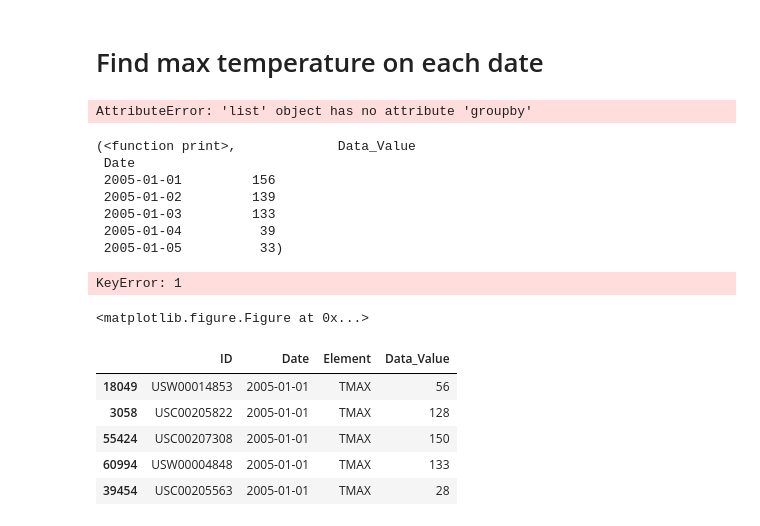
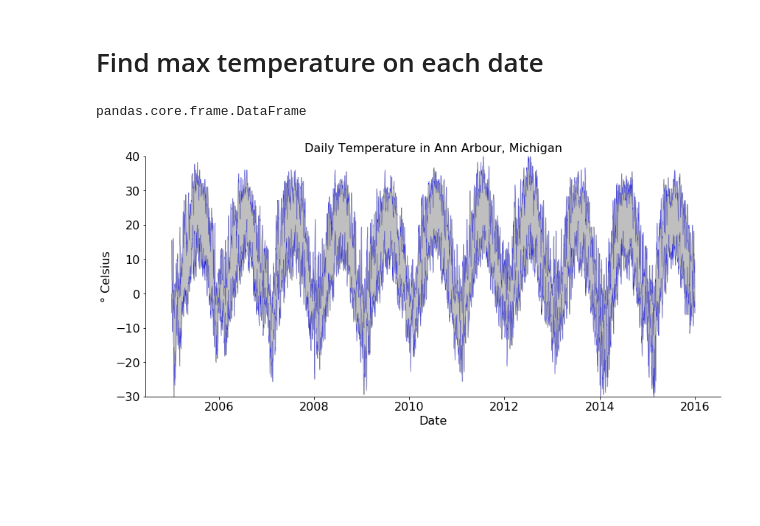
Before and after one commit to joshfuchs/DataScience_projects, a Jupyter notebook: Weather_temps.ipynb, the cells around one changed output. Cells and saved outputs as stored; diff of their text form; code cells hidden in the pictures; blank space fills up the shorter version.

Commit message:
Finished main plot and cleaned up

```diff
--- a/Weather_temps.ipynb
+++ b/Weather_temps.ipynb
@@ -69,20 +67,12 @@ array(['TMAX', 'TMIN'], dtype=object)
 dfmax=df[df['Element'] == 'TMAX']
 dfmax = dfmax.sort_values(by='Date')
 dfmax.head()
-observation_dates_max= list(map(pd.to_datetime, dfmax['Date']))
+observation_dates_max= list(map(pd.to_datetime, dfmax['Date'].unique()))
+
 
 dfmin=df[df['Element'] == 'TMIN']
 dfmin = dfmin.sort_values(by='Date')
 #dfmin.head()
-observation_dates_min = list(map(pd.to_datetime, dfmin['Date']))
+observation_dates_min = list(map(pd.to_datetime, dfmin['Date'].unique()))
 # %% [markdown]
 # Find max temperature on each date
-# %%
-#df_min = dfmin[dfmin['Element'] =='TMIN'].groupby('Date').aggregate({'Data_Value':np.min})
-df_min = dfmin.groupby('Date').aggregate({'Data_Value':np.min})
-dates_max = observation_dates_max.groupby('Date').aggregate({'Data_Value':np.min})
-df_max = dfmax.groupby('Date').aggregate({'Data_Value':np.max})
-
-#df_max = dfmax[dfmax['Element'] =='TMAX'].groupby('Date').aggregate({'Data_Value':np.min})
-# %% [output]
-AttributeError: 'list' object has no attribute 'groupby'
@@ -89,28 +83,32 @@ AttributeError: 'list' object has no attribute 'groupby'
 # %%
 #print,observation_dates_max
-print,df_max.head()
+type(df_max)
+#df_max['Date']
+#df_max.head()
+#df_max['Data_Value']
+#df_max[1]
 # %% [output]
-(<function print>,             Data_Value
- Date
- 2005-01-01         156
- 2005-01-02         139
- 2005-01-03         133
- 2005-01-04          39
- 2005-01-05          33)
+pandas.core.frame.DataFrame
-# %%
-plt.figure(figsize=(10,6))
-plt.plot(observation_dates_max,df_max[1]/10.,'b-')
-#plt.plot(observation_dates_min,df3['Data_Value']/10.,'k-')
-plt.show()
-# %% [output]
-KeyError: 1
-<matplotlib.figure.Figure at 0x...>
-# %%
-df2.head()
-# %% [output]
-|  | ID | Date | Element | Data_Value |
-| 18049 | USW00014853 | 2005-01-01 | TMAX | 56 |
-| 3058 | USC00205822 | 2005-01-01 | TMAX | 128 |
-| 55424 | USC00207308 | 2005-01-01 | TMAX | 150 |
-| 60994 | USW00004848 | 2005-01-01 | TMAX | 133 |
-| 39454 | USC00205563 | 2005-01-01 | TMAX | 28 |
+# %%
+plt.figure(figsize=(14,6))
+# Plot data
+plt.plot(observation_dates_max,df_max/10,'b-',linewidth=0.2)
+plt.plot(observation_dates_min,df_min/10,'b-',linewidth=0.2)
+
+# Shade between data
+x = df_max.index.values
+plt.fill_between(x,df_min.values.flatten()/10,df_max.values.flatten()/10, color='grey',alpha='0.5')
+
+# Set plot details
+plt.xlabel('Date', fontsize=16)
+plt.ylabel('° Celsius', fontsize=16)
+plt.title('Daily Temperature in Ann Arbour, Michigan', fontsize=16)
+plt.xticks(fontsize=16)
+plt.yticks(fontsize=16)
+plt.ylim(-30,40)
+plt.gca().spines['top'].set_visible(False)
+plt.gca().spines['right'].set_visible(False)
+
+plt.show()
+# %% [output]
+[figure, added]
```
Also changed, not shown: parts of 2 cells of this notebook.
